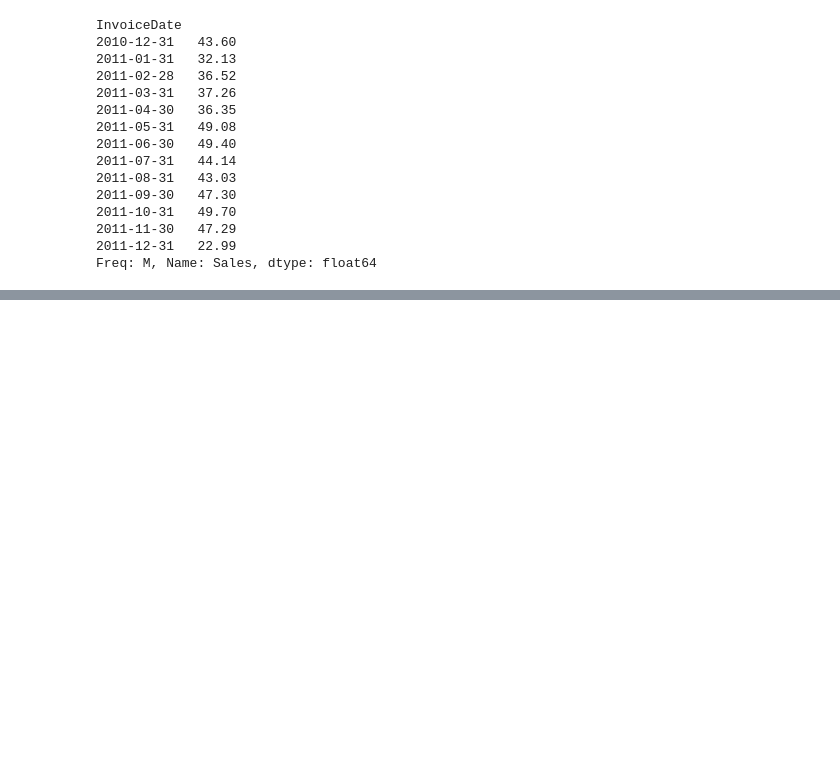
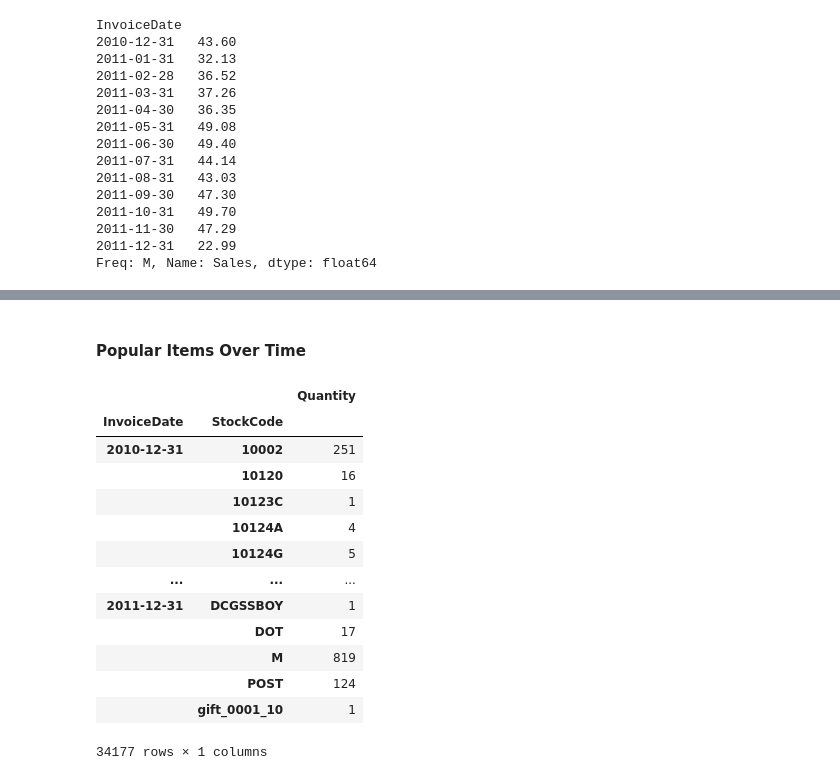
Before and after one commit to nitinjosephrepo/Ecommerce-product-analytics, a Jupyter notebook: Ecomerce Product Analytics with Pandas .ipynb, the cells around one changed output, grey strips where cells are left out. Drawn from its saved outputs; the diff is of its cells as text; code cells hidden in the pictures; blank space fills up the shorter version.

```diff
--- a/Ecomerce Product Analytics with Pandas .ipynb
+++ b/Ecomerce Product Analytics with Pandas .ipynb
@@ -381,0 +427,2 @@ Freq: M, Name: Sales, dtype: float64
+# %% [markdown]
+#### Popular Items Over Time
@@ -381,0 +434,17 @@ Freq: M, Name: Sales, dtype: float64
+# %%
+pop_item_df
+# %% [output]
+|  |  | Quantity |
+| InvoiceDate | StockCode |  |
+| 2010-12-31 | 10002 | 251 |
+|  | 10120 | 16 |
+|  | 10123C | 1 |
+|  | 10124A | 4 |
+|  | 10124G | 5 |
+| ... | ... | ... |
+| 2011-12-31 | DCGSSBOY | 1 |
+|  | DOT | 17 |
+|  | M | 819 |
+|  | POST | 124 |
+|  | gift_0001_10 | 1 |
+34177 rows × 1 columns
```
Also changed, not shown: parts of 25 cells of this notebook, 1 other file.
